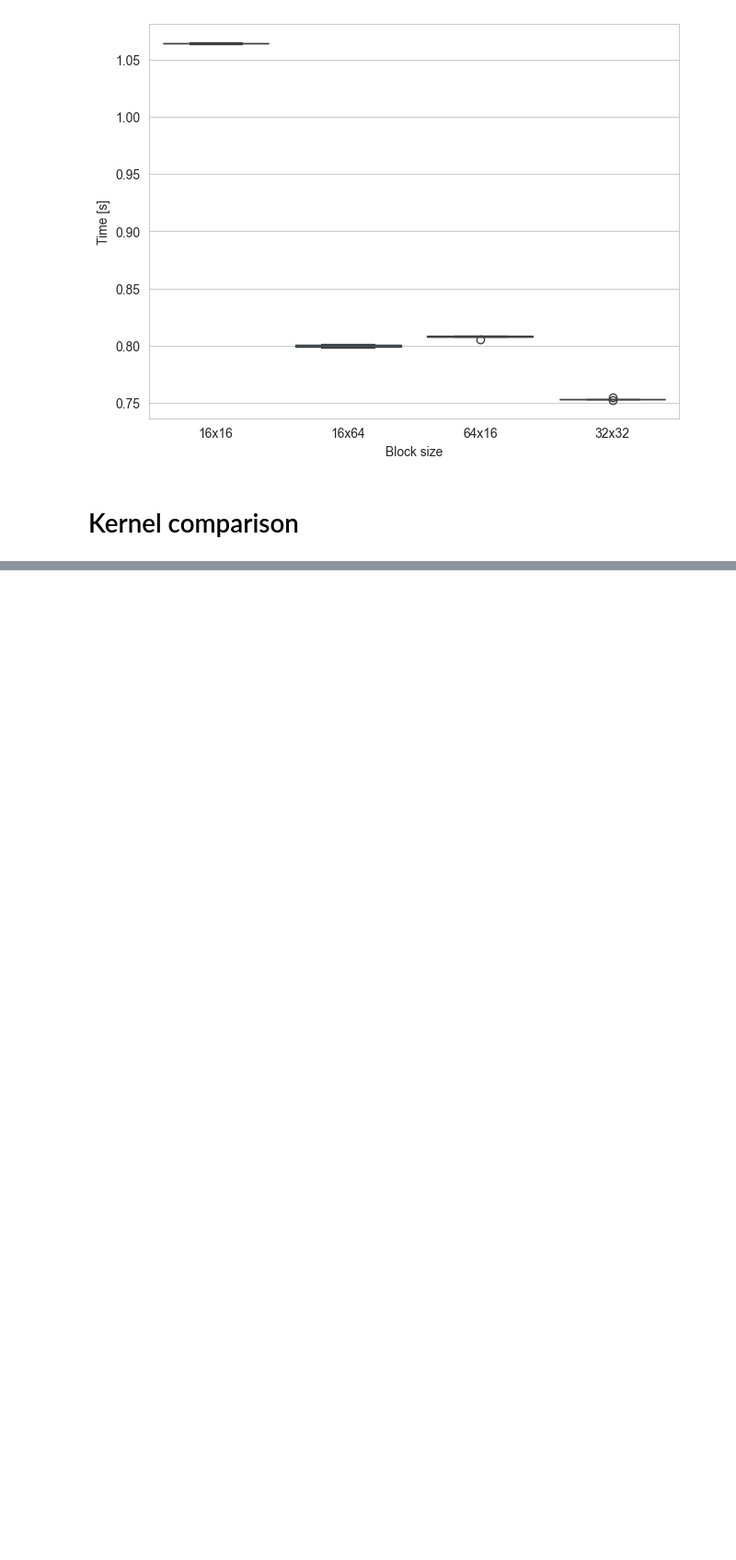
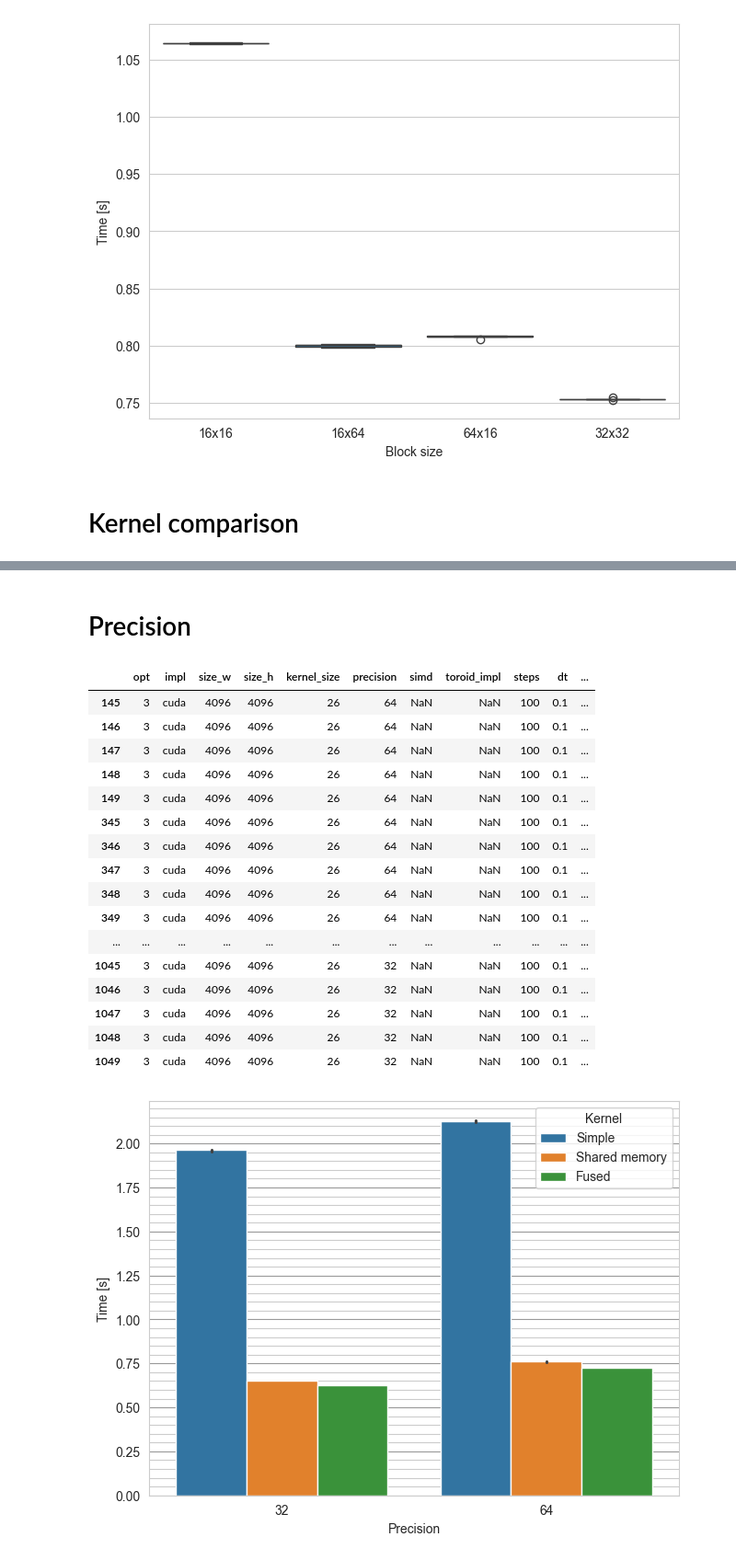
Before and after one commit to mpopovic4116/fri-vzr-2026-p2, a Jupyter notebook: notebooks/main.ipynb, the cells around one changed output, grey strips where cells are left out. Shown at 92% size. Saved outputs shown, nothing was run; the diff lists cells and outputs as text; code cells hidden in the pictures; blank space fills up the shorter version.

```diff
--- a/notebooks/main.ipynb
+++ b/notebooks/main.ipynb
@@ -296,0 +240,47 @@ savefig(fig, "fig/kernel.pdf")
+# %% [markdown]
+# Precision
+# %%
+df = df_results.pipe(
+    lambda df: df[
+        (df["impl"] == "cuda")
+        & (df["size_w"] == 4096)
+        & (df["threads"] == "32x32")
+        & df["unroll"].isna()
+    ]
+).pipe(disp)
+
+fig, ax = plt.subplots(layout="compressed")
+sns.barplot(
+    ax=ax,
+    x=df["precision"].rename("Precision"),
+    y=df["t_work_total"].rename("Time [s]"),
+    hue=(
+        df["kernel"]
+        .rename("Kernel")
+        .map({"default": "Simple", "shared": "Shared memory", "fused": "Fused"})
+    ),
+)
+ax.minorticks_on()
+ax.grid(True, "minor", "y")
+ax.grid(True, "major", "y", color="0.6")
+
+savefig(fig, "fig/precision.pdf")
+# %% [output]
+|  | opt | impl | size_w | size_h | kernel_size | precision | simd | toroid_impl | steps | dt | ... |
+| 145 | 3 | cuda | 4096 | 4096 | 26 | 64 | NaN | NaN | 100 | 0.1 | ... |
+| 146 | 3 | cuda | 4096 | 4096 | 26 | 64 | NaN | NaN | 100 | 0.1 | ... |
+| 147 | 3 | cuda | 4096 | 4096 | 26 | 64 | NaN | NaN | 100 | 0.1 | ... |
+| 148 | 3 | cuda | 4096 | 4096 | 26 | 64 | NaN | NaN | 100 | 0.1 | ... |
+| 149 | 3 | cuda | 4096 | 4096 | 26 | 64 | NaN | NaN | 100 | 0.1 | ... |
+| 345 | 3 | cuda | 4096 | 4096 | 26 | 64 | NaN | NaN | 100 | 0.1 | ... |
+| 346 | 3 | cuda | 4096 | 4096 | 26 | 64 | NaN | NaN | 100 | 0.1 | ... |
+| 347 | 3 | cuda | 4096 | 4096 | 26 | 64 | NaN | NaN | 100 | 0.1 | ... |
+| 348 | 3 | cuda | 4096 | 4096 | 26 | 64 | NaN | NaN | 100 | 0.1 | ... |
+| 349 | 3 | cuda | 4096 | 4096 | 26 | 64 | NaN | NaN | 100 | 0.1 | ... |
+| ... | ... | ... | ... | ... | ... | ... | ... | ... | ... | ... | ... |
+| 1045 | 3 | cuda | 4096 | 4096 | 26 | 32 | NaN | NaN | 100 | 0.1 | ... |
+| 1046 | 3 | cuda | 4096 | 4096 | 26 | 32 | NaN | NaN | 100 | 0.1 | ... |
+| 1047 | 3 | cuda | 4096 | 4096 | 26 | 32 | NaN | NaN | 100 | 0.1 | ... |
+| 1048 | 3 | cuda | 4096 | 4096 | 26 | 32 | NaN | NaN | 100 | 0.1 | ... |
+| 1049 | 3 | cuda | 4096 | 4096 | 26 | 32 | NaN | NaN | 100 | 0.1 | ... |
+[figure, added]
```
Also changed, not shown: parts of 5 cells of this notebook, 3 other files.
